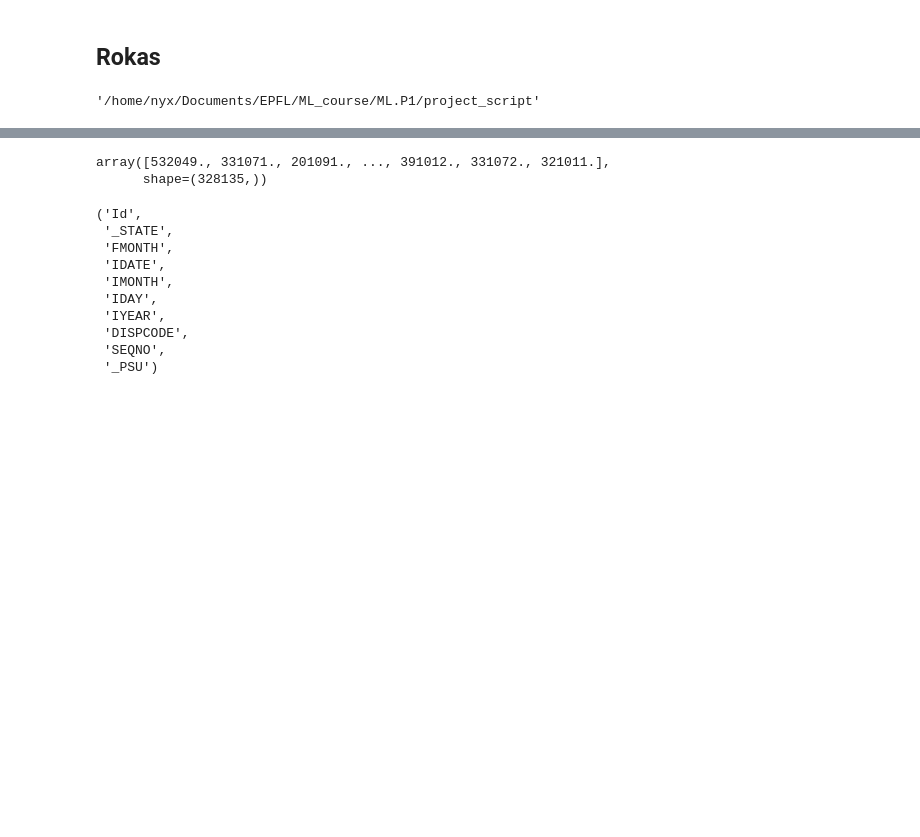
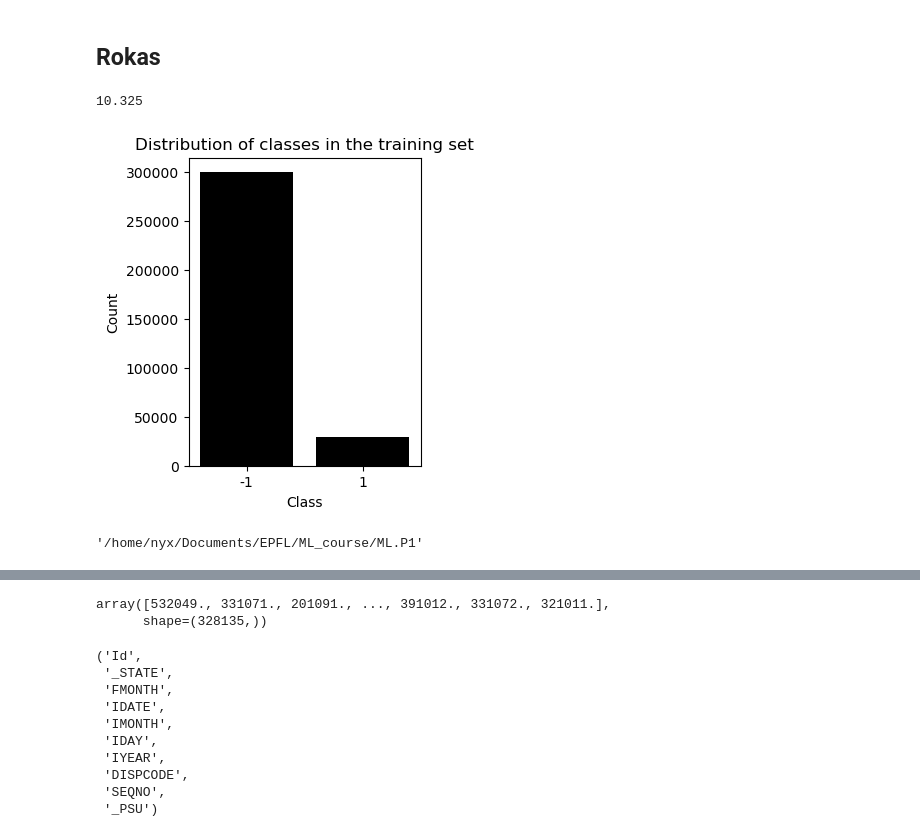
Before and after one commit to FTognina/ML.P1, a Jupyter notebook: project_script/analysis.ipynb, the cells around one changed output, grey strips where cells are left out. Drawn from its saved outputs; the diff is of its cells as text; code cells hidden in the pictures; blank space fills up the shorter version.

```diff
--- a/project_script/analysis.ipynb
+++ b/project_script/analysis.ipynb
@@ -1,2 +1,7 @@
 # %% [markdown]
 ## Rokas
+# %%
+import pandas as pd
+import matplotlib.pyplot as plt
+
+y_train = pd.read_csv('/home/nyx/Documents/EPFL/ML_course/ML.P1/data/dataset/y_train.csv')
@@ -3,3 +10,19 @@
+# %%
+round(x/y, 3)
+# %% [output]
+10.325
+# %%
+import seaborn as sns
+import matplotlib.pyplot as plt
+
+plt.figure(figsize=(3, 4))  # width=3, height=4 inches
+sns.countplot(x=y_train['_MICHD'], color='black', width=0.8)
+plt.title('Distribution of classes in the training set')
+plt.xlabel('Class')
+plt.ylabel('Count')
+plt.show()
+# %% [output]
+[figure, added]
 # %%
 # lal
 import sys
@@ -8,9 +31,11 @@ sys.path.append("../implementation")
 import os
 import numpy as np
 
-os.getcwd()
+os.chdir("..")
-# %% [output]
-'/home/nyx/Documents/EPFL/ML_course/ML.P1/project_script'
+# %%
+os.getcwd()
+# %% [output]
+'/home/nyx/Documents/EPFL/ML_course/ML.P1'
 # %%
 x_train = np.genfromtxt(
     '../dataset/x_train.csv',
```
Also changed, not shown: parts of 2 cells of this notebook, 8 other files.
